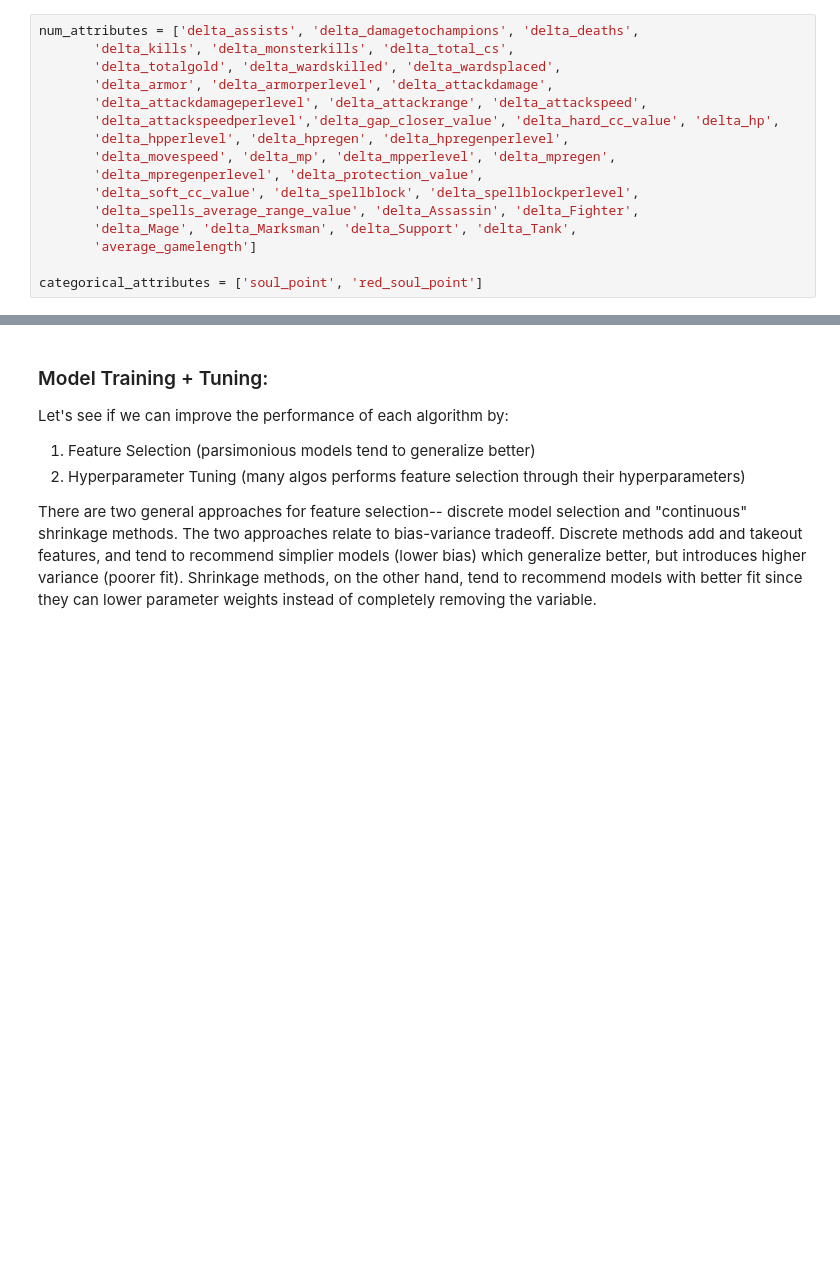
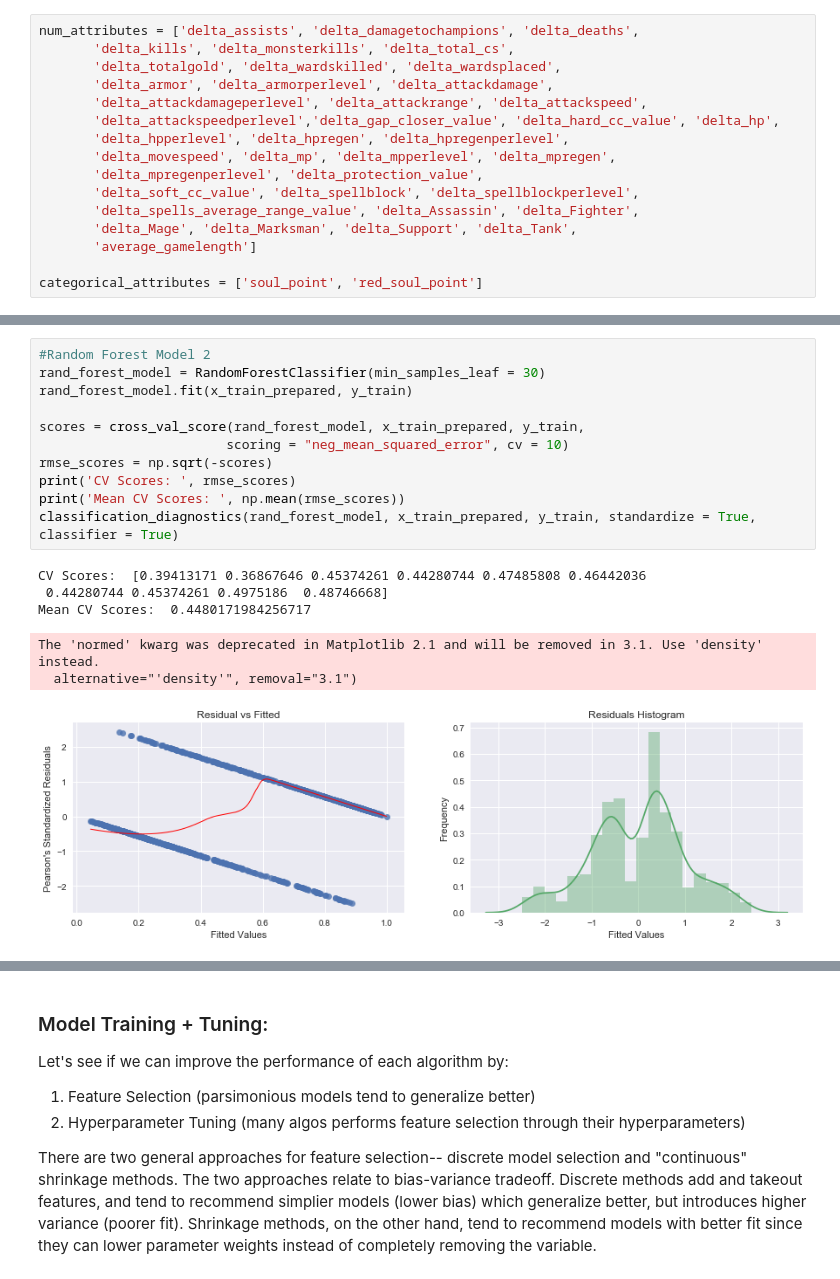
Before and after one commit to horacefung/Main_Projects, a Jupyter notebook: LeagueOfLegends/notebooks/model_training.ipynb, the cells around one changed output, grey strips where cells are left out. Saved outputs shown, nothing was run; the diff lists cells and outputs as text; blank space fills up the shorter version.

```diff
--- a/LeagueOfLegends/notebooks/model_training.ipynb
+++ b/LeagueOfLegends/notebooks/model_training.ipynb
@@ -447,0 +493,18 @@ pipeline = F
+# %%
+#Random Forest Model 2
+rand_forest_model = RandomForestClassifier(min_samples_leaf = 30)
+rand_forest_model.fit(x_train_prepared, y_train)
+
+scores = cross_val_score(rand_forest_model, x_train_prepared, y_train,
+                        scoring = "neg_mean_squared_error", cv = 10)
+rmse_scores = np.sqrt(-scores)
+print('CV Scores: ', rmse_scores)
+print('Mean CV Scores: ', np.mean(rmse_scores))
+classification_diagnostics(rand_forest_model, x_train_prepared, y_train, standardize = True, classifier = True)
+# %% [output]
+CV Scores:  [0.39413171 0.36867646 0.45374261 0.44280744 0.47485808 0.46442036
+ 0.44280744 0.45374261 0.4975186  0.48746668]
+Mean CV Scores:  0.4480171984256717
+The 'normed' kwarg was deprecated in Matplotlib 2.1 and will be removed in 3.1. Use 'density' instead.
+  alternative="'density'", removal="3.1")
+[figure, added]
```
Also changed, not shown: parts of 6 cells of this notebook.
